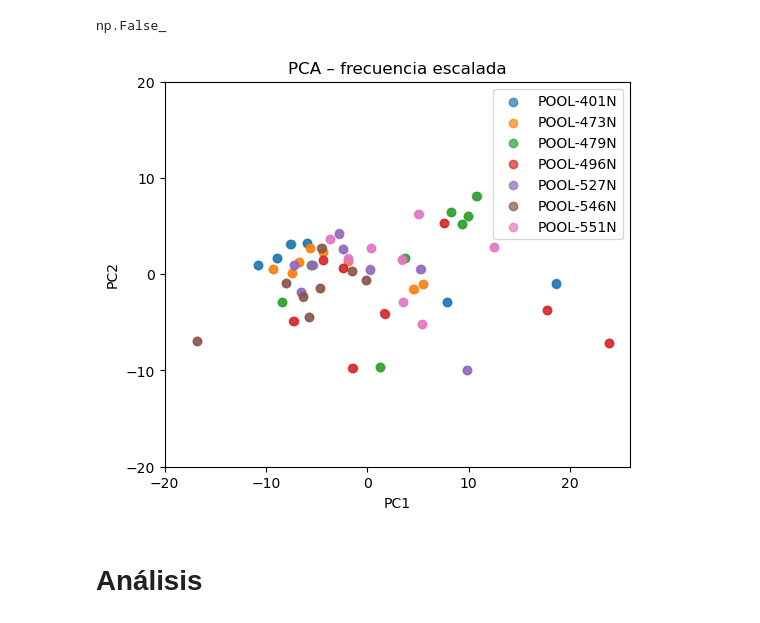
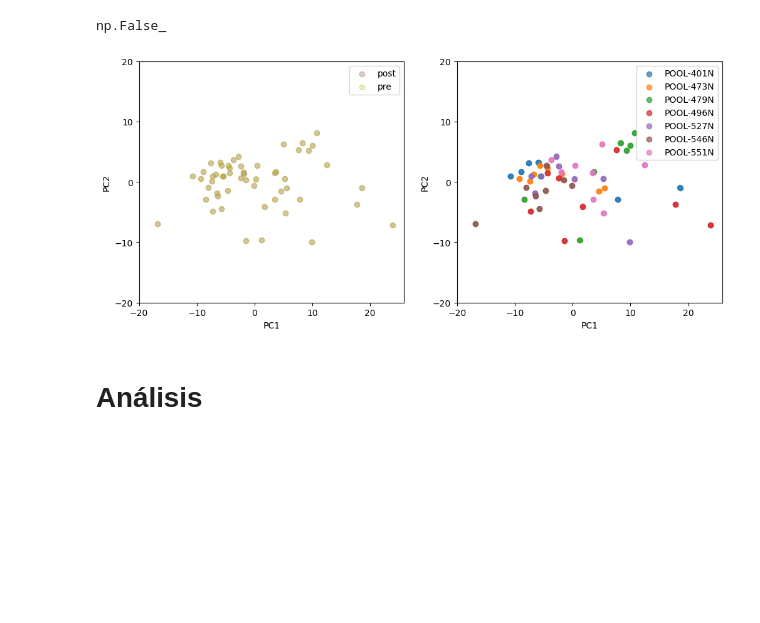
Before and after one commit to sara-suarez93/bcltofrag, a Jupyter notebook: notebook_analysis_fragmentomics.ipynb, the cells around one changed output. Saved outputs shown, nothing was run; the diff lists cells and outputs as text; code cells hidden in the pictures; blank space fills up the shorter version.

```diff
--- a/notebook_analysis_fragmentomics.ipynb
+++ b/notebook_analysis_fragmentomics.ipynb
@@ -671,36 +671,56 @@ np.False_
 # %%
 mat_fraglen = (
     df_fraglen
     .pivot_table(
         index=["sample", "qc", "pool"],
         columns="min",        # fragment length
         values="scaled_freq",
         fill_value=0)
 )
 pca = PCA(n_components=2)
 pcs = pca.fit_transform(mat_fraglen)
 
 df_pca = (
     pd.DataFrame(pcs, columns=["PC1", "PC2"], index=mat_fraglen.index)
     .reset_index()
 )
 
 # plot
-fig, ax = plt.subplots(figsize=(6, 5))
+fig, axes = plt.subplots(1, 2, figsize=(12, 5))
+
+colors_qc = {
+    "pre": "tab:olive",
+    "post": "tab:brown"
+}
+
+
+# escalados
+for qc, g in df_pca_scaled.groupby("qc"):
+    axes[0].scatter(g.PC1, g.PC2,
+                    label=qc,
+                    alpha=0.3,
+                    color=colors_qc[qc])
+
+axes[0].set_xlabel("PC1")
+axes[0].set_ylabel("PC2")
+axes[0].set_xticks(np.arange(-20, 30, 10))
+axes[0].set_yticks(np.arange(-20, 30, 10))
+#axes[0].set_title("PCA – frecuencias relativas escaladas")
+axes[0].legend()
 
 for pool, g in df_pca.groupby("pool"):
-    ax.scatter(g.PC1, g.PC2, label=pool, alpha=0.7)
+    axes[1].scatter(g.PC1, g.PC2, label=pool, alpha=0.7)
 
-ax.set_xlabel("PC1")
-ax.set_ylabel("PC2")
-ax.set_xticks(np.arange(-20, 30, 10))
-ax.set_yticks(np.arange(-20, 30, 10))
-ax.set_title("PCA – frecuencia escalada")
-ax.legend()
+axes[1].set_xlabel("PC1")
+axes[1].set_ylabel("PC2")
+axes[1].set_xticks(np.arange(-20, 30, 10))
+axes[1].set_yticks(np.arange(-20, 30, 10))
+#ax.set_title("PCA – frecuencia escalada")
+axes[1].legend()
 
 plt.show()
 # %% [output]
-[figure, old version]
+[figure, new version]
 # %% [markdown]
 # Análisis
 # %% [markdown]
```
Also changed, not shown: parts of 5 cells of this notebook.
